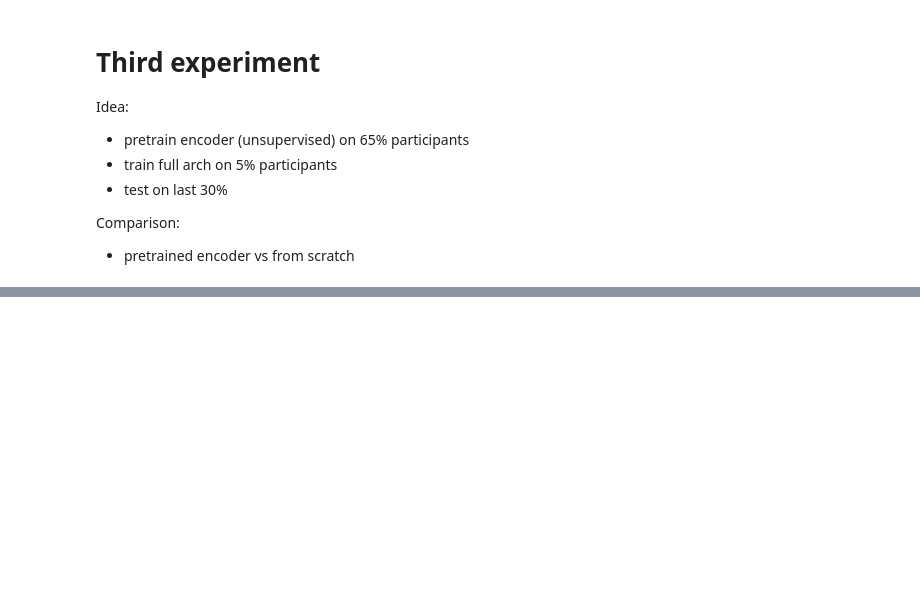
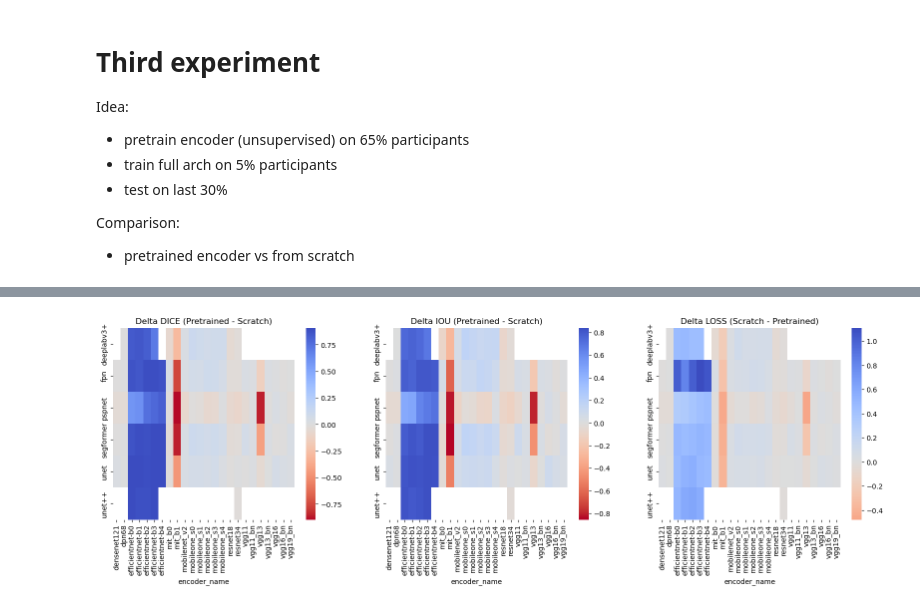
Before and after one commit to Arueris/Segmentation, a Jupyter notebook: analyze_runs.ipynb, the cells around one changed output, grey strips where cells are left out. Saved outputs shown, nothing was run; the diff lists cells and outputs as text; code cells hidden in the pictures; blank space fills up the shorter version.

```diff
--- a/analyze_runs.ipynb
+++ b/analyze_runs.ipynb
@@ -247,6 +260,0 @@ NameError: name 'tqdm' is not defined
-# %%
-i = 0
-for run, reader in readers.items():
-    print(i)
-    print(reader.hparams)
-    i += 1
@@ -307,0 +308,19 @@ results_df.loc[~results_df["encoder_weight_path"].isna()]
+# %%
+df_pivot.columns = [
+    "_".join([str(c) for c in col if c != ""]).strip()
+    if isinstance(col, tuple)
+    else col
+    for col in df_pivot.columns
+]
+
+fig, axs = plt.subplots(1, 3, figsize=(20, 5))
+for i, metric in enumerate(["delta_dice", "delta_iou", "delta_loss"]):
+    pivot = df_pivot.pivot_table(index="arch", columns="encoder_name", values=metric)
+    sns.heatmap(pivot, annot=False, fmt=".1f", cmap="coolwarm_r", ax=axs[i], center=0)
+    axs[i].set_title(f"Delta {metric.split('_')[1].upper()} ({"Pretrained - Scratch" if metric != "delta_loss" else "Scratch - Pretrained"})")
+    axs[i].set_ylabel("")
+    axs[i].tick_params(axis="x", labelrotation=90)
+
+plt.show()
+# %% [output]
+[figure, added]
```
Also changed, not shown: parts of 11 cells of this notebook, 3 other files.
